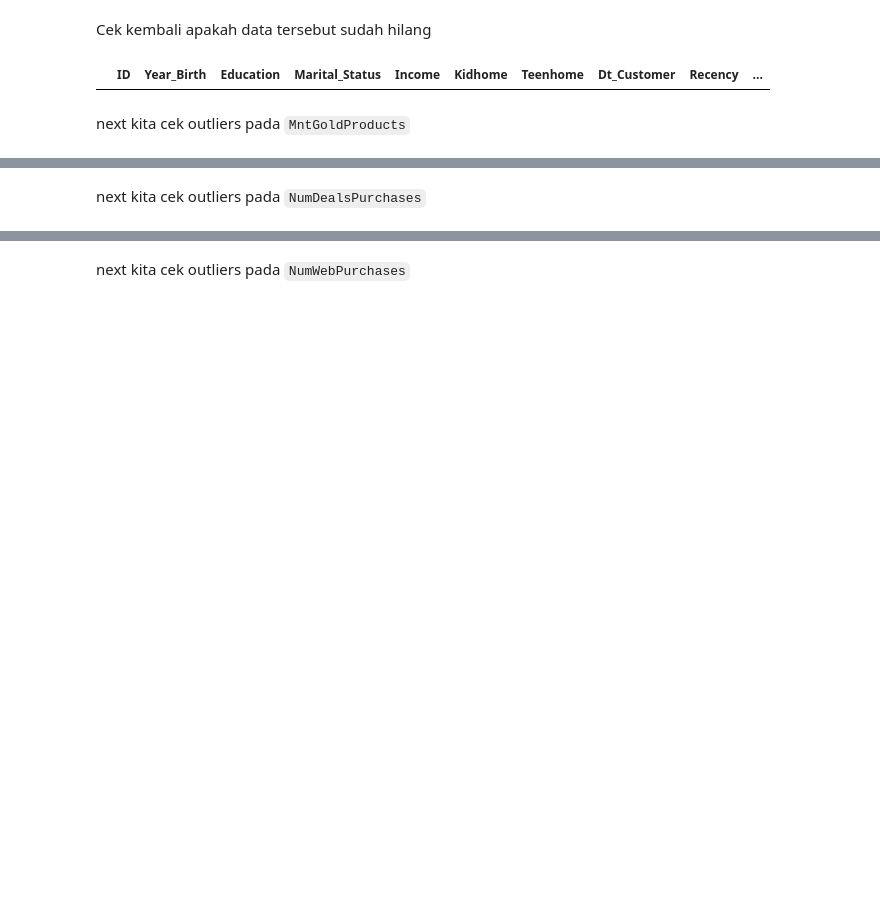
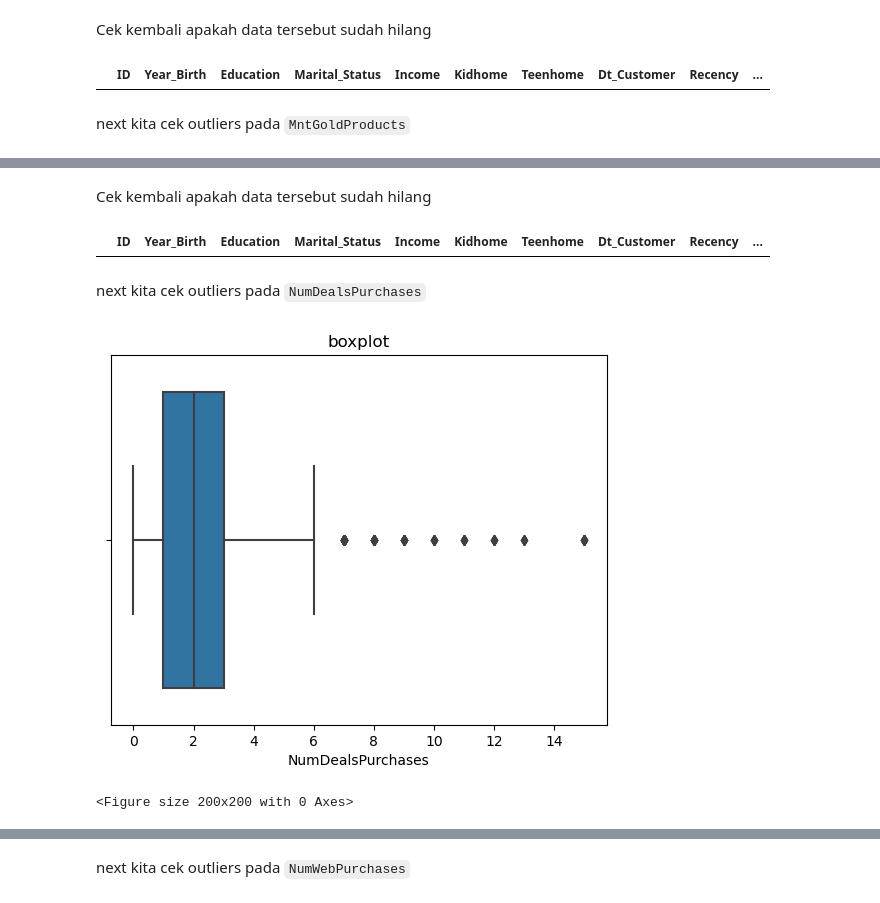
Before and after one commit to rifqimrasyad/capstone_2_Data_Analyst, a Jupyter notebook: Capstone_Project_2.ipynb, the cells around one changed output, grey strips where cells are left out. Cells and saved outputs as stored; diff of their text form; code cells hidden in the pictures; blank space fills up the shorter version.

```diff
--- a/Capstone_Project_2.ipynb
+++ b/Capstone_Project_2.ipynb
@@ -862,2 +882,18 @@ next kita cek outliers pada `MntGoldProducts`
+# %%
+df_prep = df_prep[df_prep['ID'] != 3117]
+# %% [markdown]
+Cek kembali apakah data tersebut sudah hilang
+# %%
+df_prep[(df_prep['Income'] == 0) & (df_prep['MntGoldProds'] >= 125)].sort_values('MntGoldProds', ascending=False)
+# %% [output]
+|  | ID | Year_Birth | Education | Marital_Status | Income | Kidhome | Teenhome | Dt_Customer | Recency | ... |
 # %% [markdown]
 next kita cek outliers pada `NumDealsPurchases`
+# %%
+sns.boxplot(x=df_prep['NumDealsPurchases'])
+plt.title(f"boxplot")
+plt.figure(figsize=(2,2)).tight_layout()
+plt.show()
+# %% [output]
+[figure, added]
+<Figure size 200x200 with 0 Axes>
```
Also changed, not shown: parts of 14 cells of this notebook.
